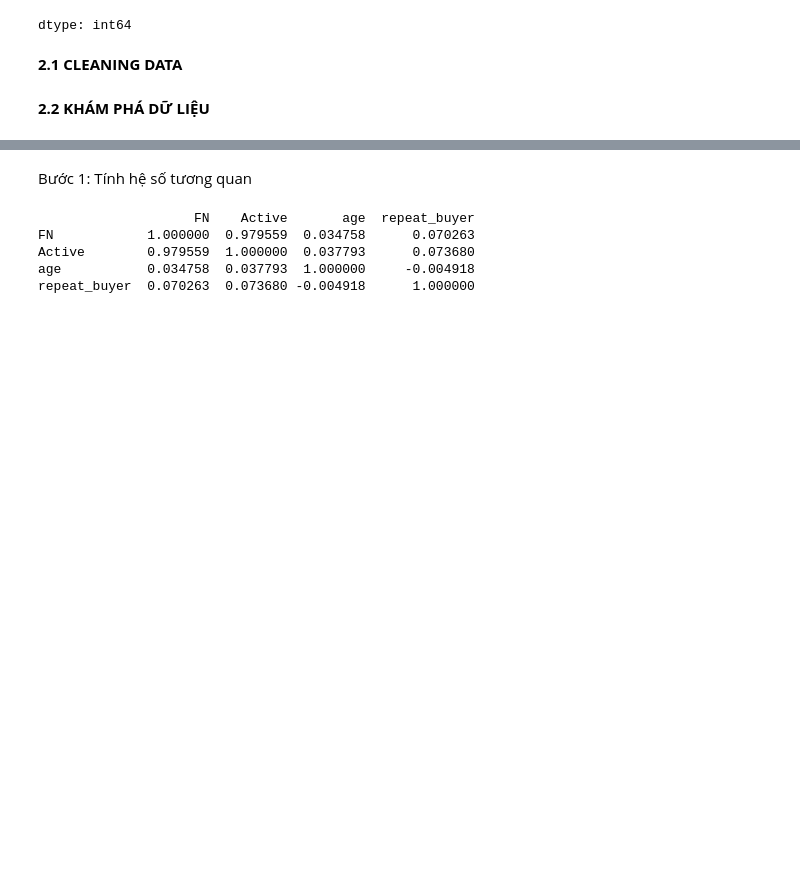
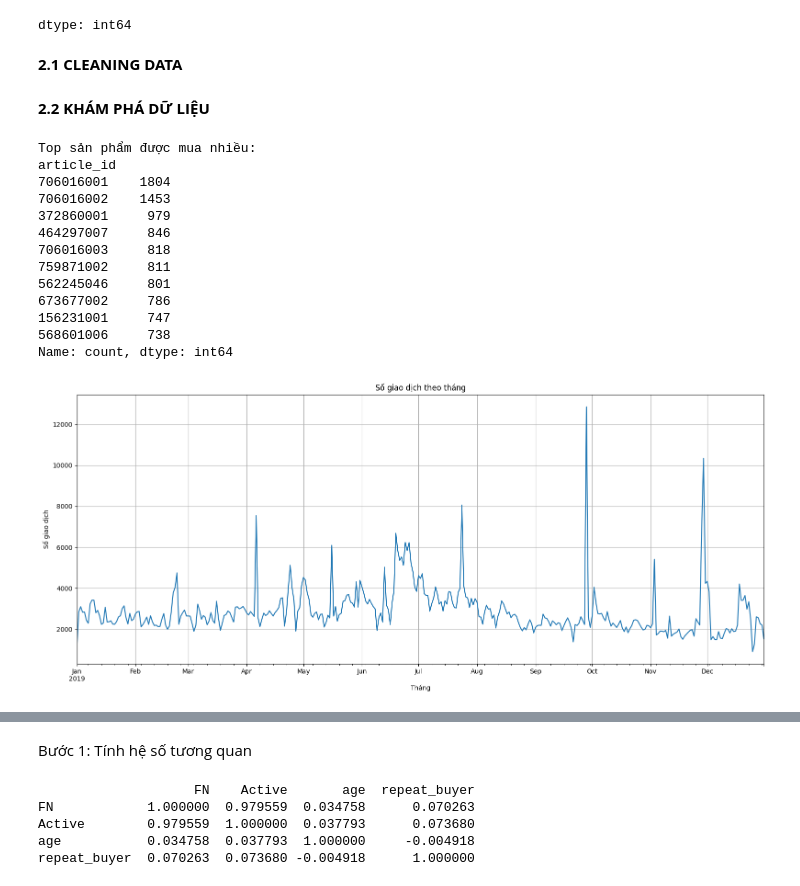
Before and after one commit to dungmike96/Mike_Porfolio, a Jupyter notebook: HM_Porfolio.ipynb, the cells around one changed output, grey strips where cells are left out. Drawn from its saved outputs; the diff is of its cells as text; code cells hidden in the pictures; blank space fills up the shorter version.

```diff
--- a/HM_Porfolio.ipynb
+++ b/HM_Porfolio.ipynb
@@ -146,2 +144,29 @@ customers[]
 # %% [markdown]
 **2.2 KHÁM PHÁ DỮ LIỆU**
+# %%
+# 3. Khám phá dữ liệu
+print("Top sản phẩm được mua nhiều:")
+print(transactions['article_id'].value_counts().head(10))
+
+# Giao dịch theo ngày
+transactions['t_dat'].value_counts().sort_index().plot(figsize=(16,7), title='Số giao dịch theo tháng')
+plt.xlabel("Tháng")
+plt.ylabel("Số giao dịch")
+plt.grid(True)
+plt.tight_layout()
+plt.show()
+# %% [output]
+Top sản phẩm được mua nhiều:
+article_id
+706016001    1804
+706016002    1453
+372860001     979
+464297007     846
+706016003     818
+759871002     811
+562245046     801
+673677002     786
+156231001     747
+568601006     738
+Name: count, dtype: int64
+[figure, added]
```
Also changed, not shown: parts of 24 cells of this notebook.
